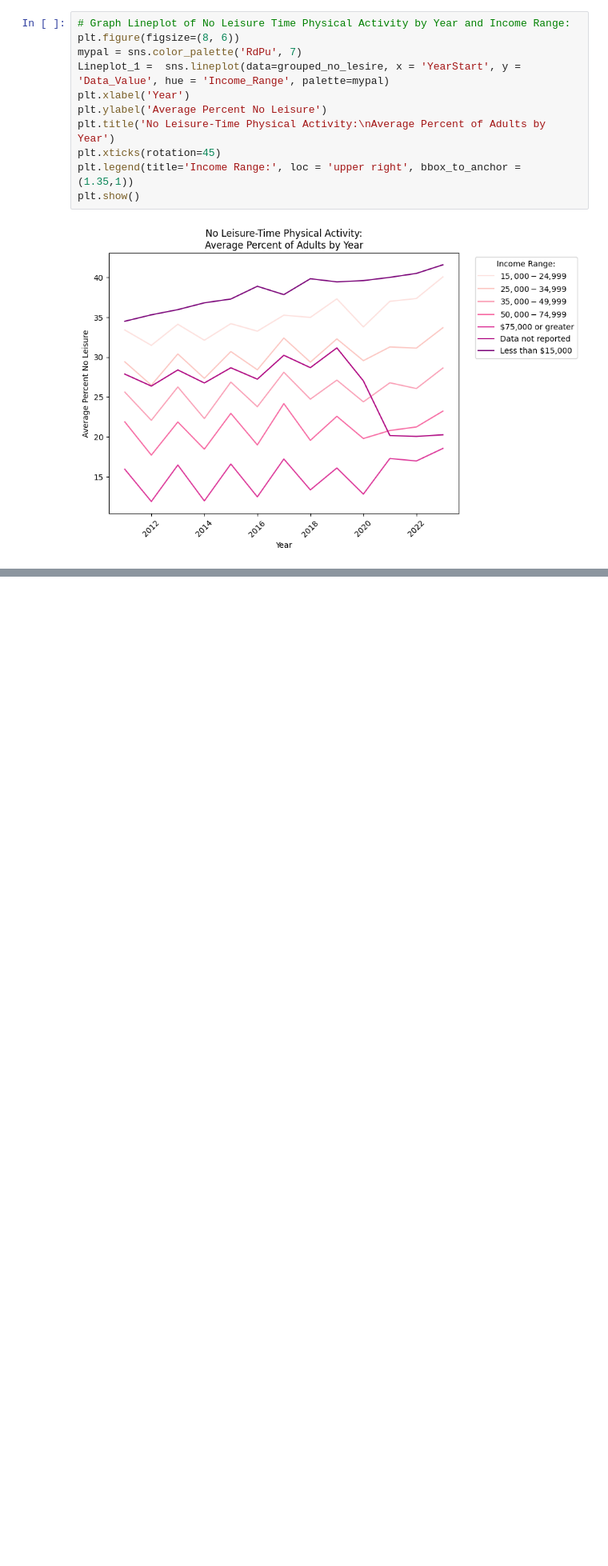
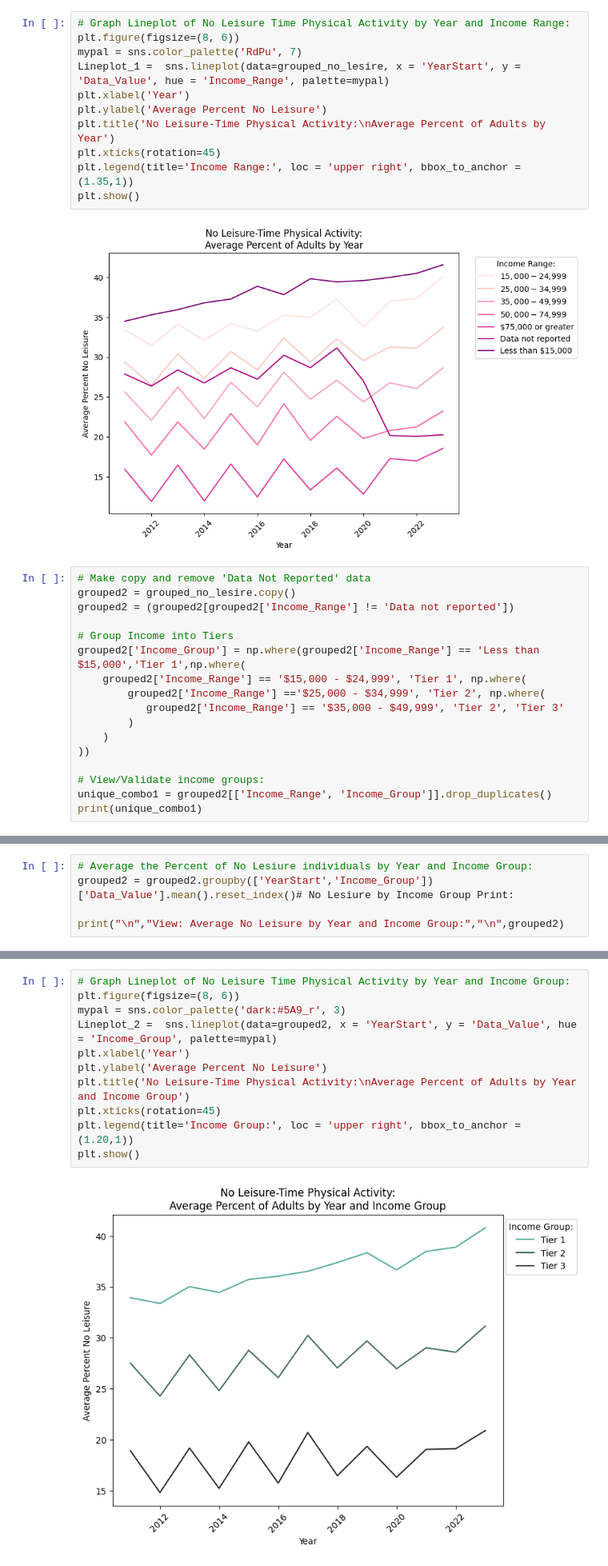
Before and after one commit to INFO-511-F24/final-project-TheOutliers, a Jupyter notebook: Code-Notebooks/Workspace_SMG2.ipynb, the cells around one changed output, grey strips where cells are left out. Shown: that part at 80% size. Drawn from its saved outputs; the diff is of its cells as text; blank space fills up the shorter version.

Commit message:
Added Lineplot with Grouped Income Data

```diff
--- a/Code-Notebooks/Workspace_SMG2.ipynb
+++ b/Code-Notebooks/Workspace_SMG2.ipynb
@@ -64,3 +64,20 @@ plt.legend(title='Income Range:', loc = 'upper right', bbox_to_anchor = (1.35,1)
 plt.show()
 # %% [output]
 [figure]
+# %%
+# Make copy and remove 'Data Not Reported' data
+grouped2 = grouped_no_lesire.copy()
+grouped2 = (grouped2[grouped2['Income_Range'] != 'Data not reported'])
+
+# Group Income into Tiers
+grouped2['Income_Group'] = np.where(grouped2['Income_Range'] == 'Less than $15,000','Tier 1',np.where(
+    grouped2['Income_Range'] == '$15,000 - $24,999', 'Tier 1', np.where(
+        grouped2['Income_Range'] =='$25,000 - $34,999', 'Tier 2', np.where(
+           grouped2['Income_Range'] == '$35,000 - $49,999', 'Tier 2', 'Tier 3'
+        )
+    )
+))
+
+# View/Validate income groups:
+unique_combo1 = grouped2[['Income_Range', 'Income_Group']].drop_duplicates()
+print(unique_combo1)
@@ -66,0 +92,5 @@ plt.show()
+# %%
+# Average the Percent of No Lesiure individuals by Year and Income Group:
+grouped2 = grouped2.groupby(['YearStart','Income_Group'])['Data_Value'].mean().reset_index()# No Lesiure by Income Group Print:
+
+print("\n","View: Average No Leisure by Year and Income Group:","\n",grouped2)
@@ -66,0 +115,13 @@ plt.show()
+# %%
+# Graph Lineplot of No Leisure Time Physical Activity by Year and Income Group:
+plt.figure(figsize=(8, 6))
+mypal = sns.color_palette('dark:#5A9_r', 3)
+Lineplot_2 =  sns.lineplot(data=grouped2, x = 'YearStart', y = 'Data_Value', hue = 'Income_Group', palette=mypal)
+plt.xlabel('Year')
+plt.ylabel('Average Percent No Leisure')
+plt.title('No Leisure-Time Physical Activity:\nAverage Percent of Adults by Year and Income Group')
+plt.xticks(rotation=45)
+plt.legend(title='Income Group:', loc = 'upper right', bbox_to_anchor = (1.20,1))
+plt.show()
+# %% [output]
+[figure, added]
```
Also changed, not shown: parts of 2 cells of this notebook.
